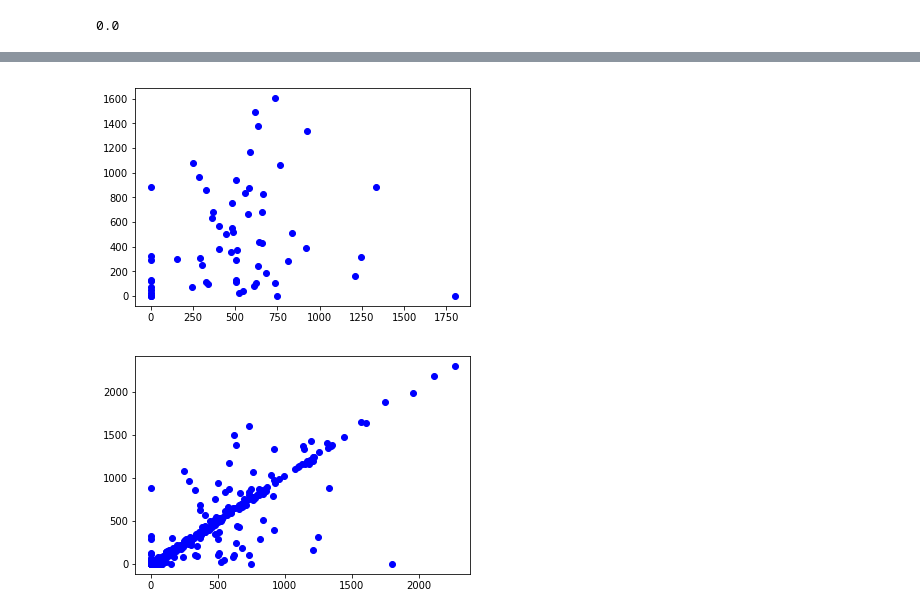
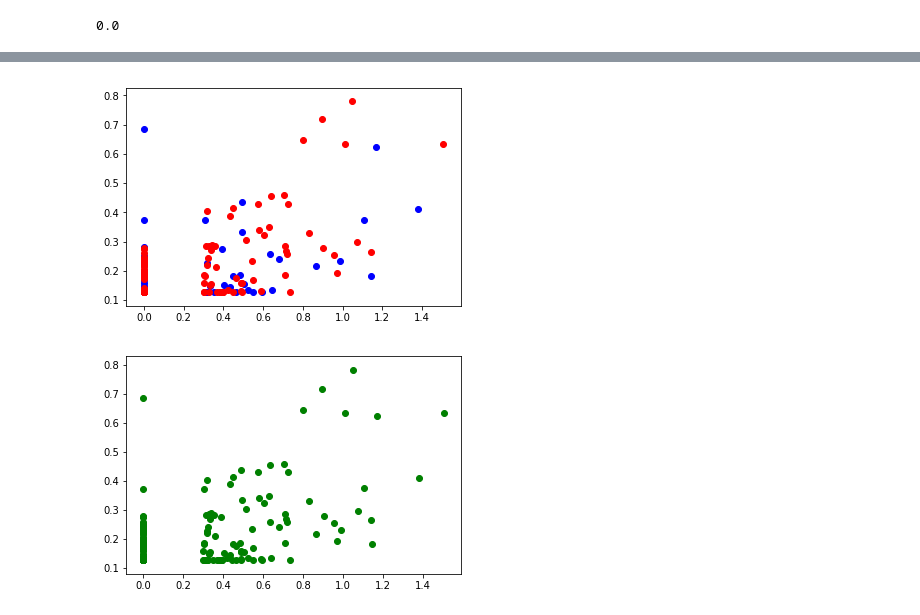
Before and after one commit to MattCommon/coursera-ibm-applied-data-science, a Jupyter notebook: Capstone Project.ipynb, the cells around one changed output, grey strips where cells are left out. Drawn from its saved outputs; the diff is of its cells as text; code cells hidden in the pictures.

```diff
--- a/Capstone Project.ipynb
+++ b/Capstone Project.ipynb
@@ -366,0 +369,2 @@ third  seven  89
+# %%
+features = np.log10(features + 1)
@@ -369,8 +399,8 @@ features = features.join(targetsDf).fillna(0).reset_index()
 # %%
-X = features.drop(['Latitude', 'Longitude', 'Density'], axis=1)
-y = features['Density']
+X = features.drop(['Latitude', 'Longitude', 'Density', 'Density Log'], axis=1)
+y = features['Density Log']
 # %%
-X_train, X_test, y_train, y_test = train_test_split(X, y, test_size = 0.2, random_state=42)
+X_train, X_test, y_train, y_test = train_test_split(X, y, test_size = 0.3, random_state=22)
 # %%
 reg_all = linear_model.LinearRegression()
 reg_all.fit(X_train, y_train)
@@ -423,7 +437,7 @@ plt.show()
 # %%
-from sklearn.linear_model import Lasso
-lasso = Lasso(alpha=0.1, normalize=True)
+lasso = linear_model.Lasso(alpha=0.005, normalize=True)
 lasso.fit(X_train, y_train)
-lasso_pred = lasso.predict(X_test)
+lasso_pred_test = lasso.predict(X_test)
+lasso_pred_train = lasso.predict(X_train)
 lasso.score(X_test, y_test)
 # %% [output]
@@ -450,12 +452,13 @@ array([ 684,  505, 1247,  619,    0,  815,  623,  642,  328,  659,  767,
 # %%
-plt.scatter(np.maximum(lasso_pred.astype(int), 0), y_test, color='blue')
+plt.scatter(y_test, lasso_pred_test, color='blue')
+plt.scatter(y_train, lasso_pred_train, color='red')
 plt.show()
 # %% [output]
-[figure, old version]
+[figure, new version]
 # %%
 lasso_pred_all = lasso.predict(X)
 # %%
-plt.scatter(np.maximum(lasso_pred_all.astype(int), 0), y, color='blue')
+plt.scatter(y, lasso_pred_all, color='green')
 plt.show()
 # %% [output]
-[figure, old version]
+[figure, new version]
```
Also changed, not shown: parts of 51 cells of this notebook.
